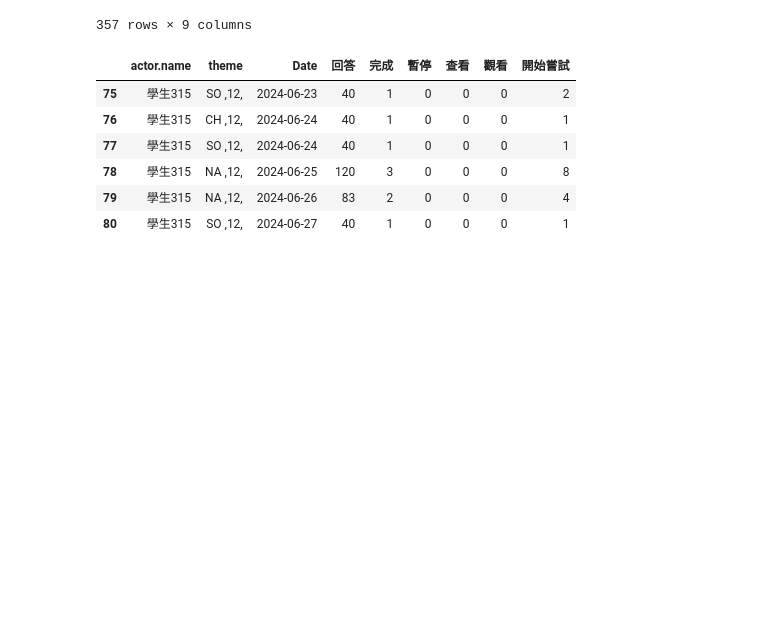
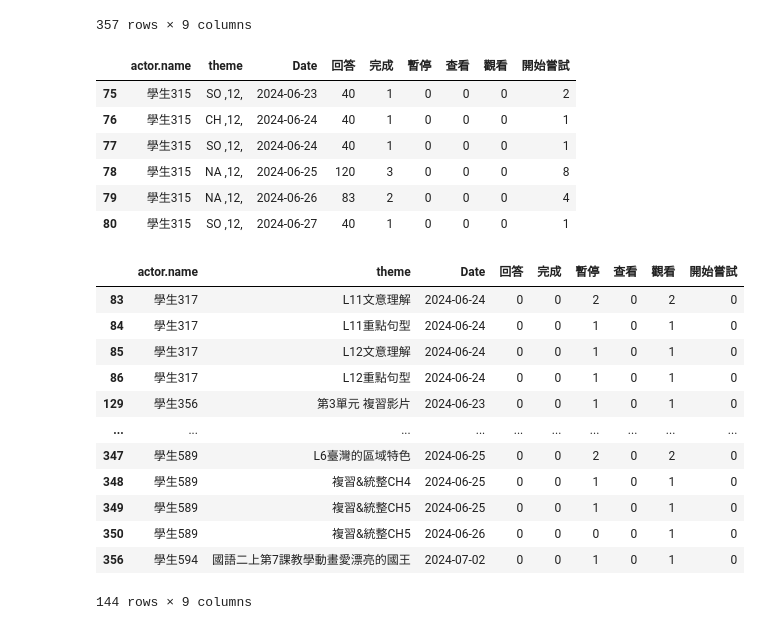
Before and after one commit to peculab/EduData, a Jupyter notebook: Example3_TimeSeries.ipynb, the cells around one changed output. Cells and saved outputs as stored; diff of their text form; code cells hidden in the pictures; blank space fills up the shorter version.

```diff
--- a/Example3_TimeSeries.ipynb
+++ b/Example3_TimeSeries.ipynb
@@ -252,6 +279,22 @@ merged_df[merged_df['actor.name'] == '學生315']
 | 80 | 學生315 | SO ,12, | 2024-06-27 | 40 | 1 | 0 | 0 | 0 | 1 |
 # %%
 view = merged_df[merged_df['觀看'] > 0]
+# %%
+view
+# %% [output]
+|  | actor.name | theme | Date | 回答 | 完成 | 暫停 | 查看 | 觀看 | 開始嘗試 |
+| 83 | 學生317 | L11文意理解 | 2024-06-24 | 0 | 0 | 2 | 0 | 2 | 0 |
+| 84 | 學生317 | L11重點句型 | 2024-06-24 | 0 | 0 | 1 | 0 | 1 | 0 |
+| 85 | 學生317 | L12文意理解 | 2024-06-24 | 0 | 0 | 1 | 0 | 1 | 0 |
+| 86 | 學生317 | L12重點句型 | 2024-06-24 | 0 | 0 | 1 | 0 | 1 | 0 |
+| 129 | 學生356 | 第3單元 複習影片 | 2024-06-23 | 0 | 0 | 1 | 0 | 1 | 0 |
+| ... | ... | ... | ... | ... | ... | ... | ... | ... | ... |
+| 347 | 學生589 | L6臺灣的區域特色 | 2024-06-25 | 0 | 0 | 2 | 0 | 2 | 0 |
+| 348 | 學生589 | 複習&統整CH4 | 2024-06-25 | 0 | 0 | 1 | 0 | 1 | 0 |
+| 349 | 學生589 | 複習&統整CH5 | 2024-06-25 | 0 | 0 | 1 | 0 | 1 | 0 |
+| 350 | 學生589 | 複習&統整CH5 | 2024-06-26 | 0 | 0 | 0 | 0 | 1 | 0 |
+| 356 | 學生594 | 國語二上第7課教學動畫愛漂亮的國王 | 2024-07-02 | 0 | 0 | 1 | 0 | 1 | 0 |
+144 rows × 9 columns
 # %%
 import plotly.express as px
 
```
Also changed, not shown: parts of 14 cells of this notebook.
